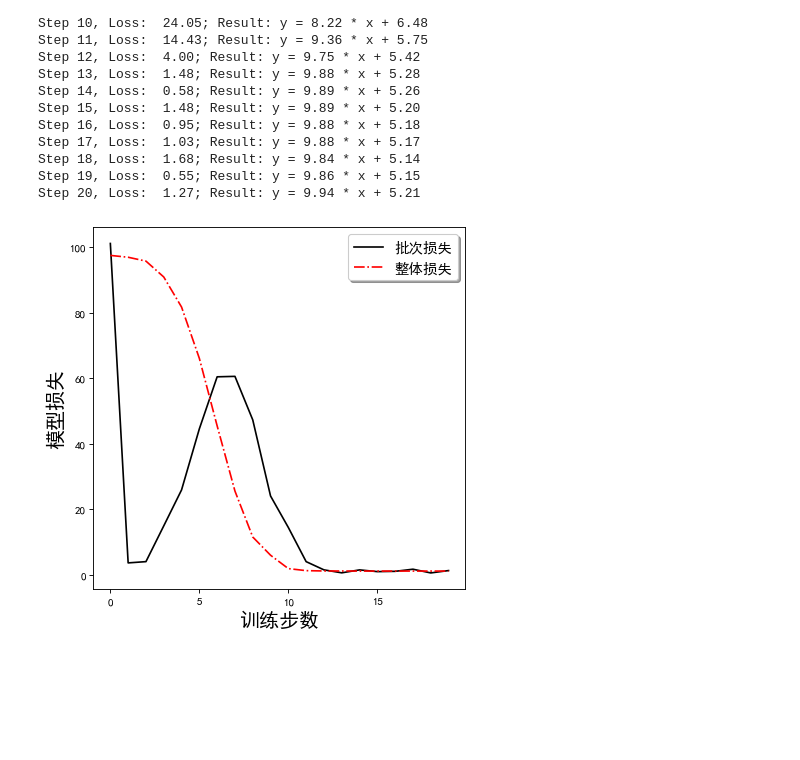
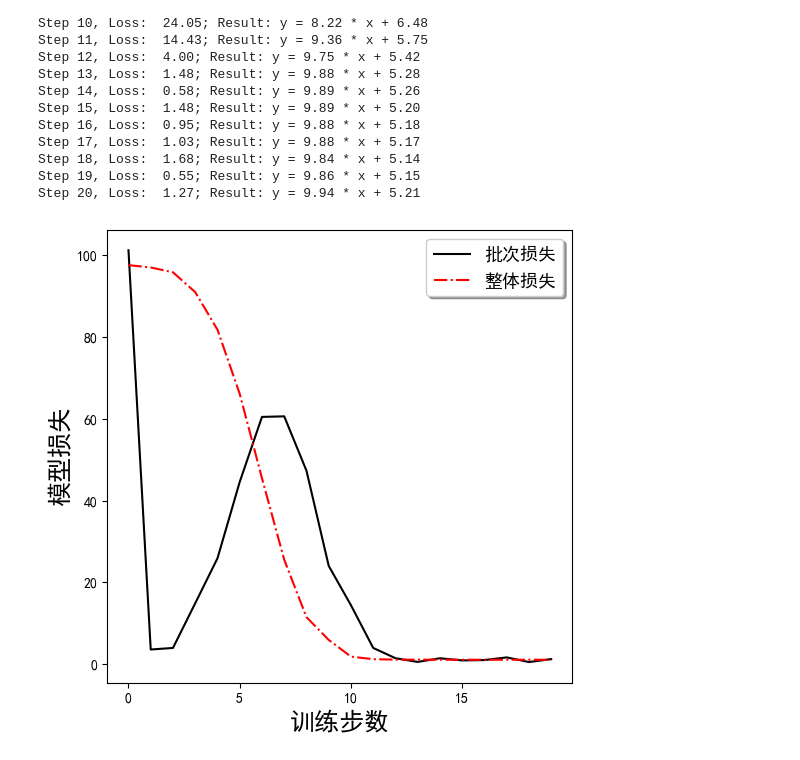
Before and after one commit to GenTang/regression2chatgpt, a Jupyter notebook: ch06_optimizer/stochastic_gradient_descent.ipynb, the cells around one changed output. Cells and saved outputs as stored; diff of their text form; code cells hidden in the pictures; blank space fills up the shorter version.

```diff
--- a/ch06_optimizer/stochastic_gradient_descent.ipynb
+++ b/ch06_optimizer/stochastic_gradient_descent.ipynb
@@ -113,22 +120,20 @@ for t in range(20):
     stats['batch_loss'].append(loss.item())
     stats['total_loss'].append(mse(y, model(x)).item())
 # %%
-import matplotlib.pyplot as plt
-
 # 创建一个图形框
-fig = plt.figure(figsize=(6, 6), dpi=80)
+fig = plt.figure(figsize=(6, 6), dpi=100)
 # 在图形框里只画一幅图
 ax = fig.add_subplot(111)
 # 解决中文显示问题
 plt.rcParams['font.sans-serif'] = ['SimHei']
 plt.rcParams['axes.unicode_minus'] = False
 plt.rcParams.update({'font.size': 13})
 ax.set_xlabel('训练步数', fontsize=18)
 ax.set_ylabel('模型损失', fontsize=18)
 ax.plot(stats['batch_loss'], 'k', label='批次损失')
 ax.plot(stats['total_loss'], 'r-.', label='整体损失')
 legend = plt.legend(shadow=True)
-plt.savefig("sgd.png", dpi=800)
+plt.savefig("sgd.png", dpi=200)
 plt.show()
 # %% [output]
-[figure, old version]
+[figure, new version]
```
Also changed, not shown: parts of 4 cells of this notebook, 1 other file.
